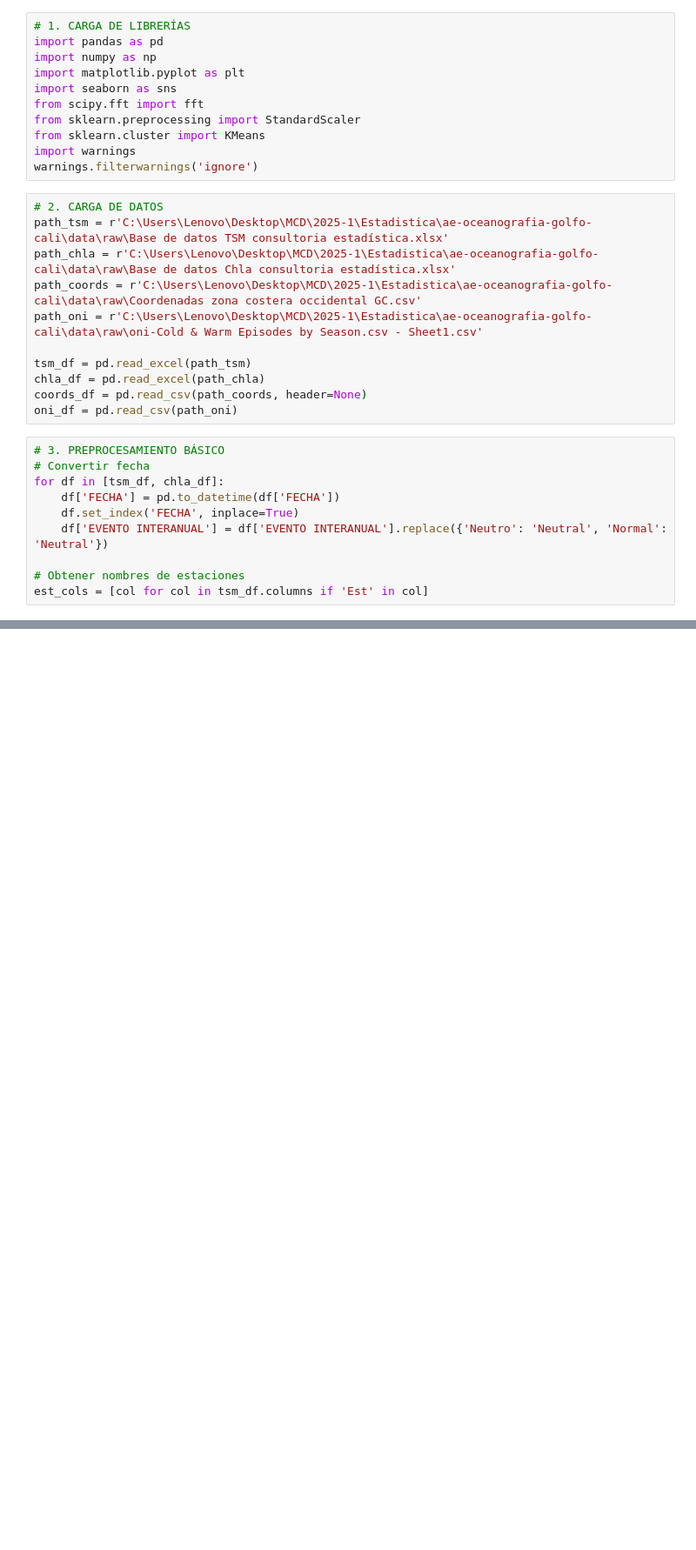
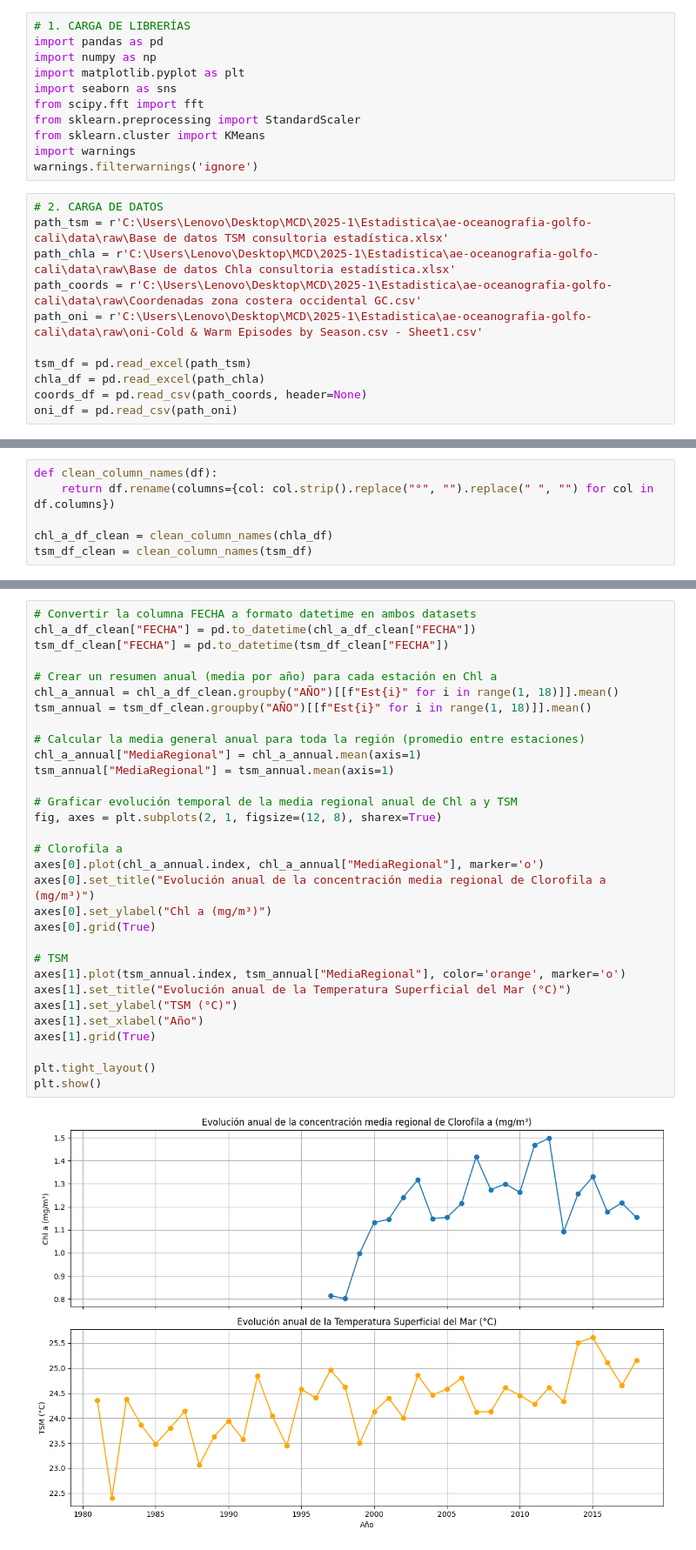
Before and after one commit to tukey-stans/ae-oceanografia-golfo-cali, a Jupyter notebook: notebooks/AABR/AABR_Clustering.ipynb, the cells around one changed output, grey strips where cells are left out. Shown at 87% size. Cells and saved outputs as stored; diff of their text form; blank space fills up the shorter version.

```diff
--- a/notebooks/AABR/AABR_Clustering.ipynb
+++ b/notebooks/AABR/AABR_Clustering.ipynb
@@ -20,13 +20,3 @@ tsm_df = pd.read_excel(path_tsm)
 chla_df = pd.read_excel(path_chla)
 coords_df = pd.read_csv(path_coords, header=None)
 oni_df = pd.read_csv(path_oni)
-# %%
-# 3. PREPROCESAMIENTO BÁSICO
-# Convertir fecha
-for df in [tsm_df, chla_df]:
-    df['FECHA'] = pd.to_datetime(df['FECHA'])
-    df.set_index('FECHA', inplace=True)
-    df['EVENTO INTERANUAL'] = df['EVENTO INTERANUAL'].replace({'Neutro': 'Neutral', 'Normal': 'Neutral'})
-
-# Obtener nombres de estaciones
-est_cols = [col for col in tsm_df.columns if 'Est' in col]
@@ -168,0 +23,6 @@ plt.show()
+# %%
+def clean_column_names(df):
+    return df.rename(columns={col: col.strip().replace("°", "").replace(" ", "") for col in df.columns})
+
+chl_a_df_clean = clean_column_names(chla_df)
+tsm_df_clean = clean_column_names(tsm_df)
@@ -168,0 +75,33 @@ plt.show()
+# %%
+# Convertir la columna FECHA a formato datetime en ambos datasets
+chl_a_df_clean["FECHA"] = pd.to_datetime(chl_a_df_clean["FECHA"])
+tsm_df_clean["FECHA"] = pd.to_datetime(tsm_df_clean["FECHA"])
+
+# Crear un resumen anual (media por año) para cada estación en Chl a
+chl_a_annual = chl_a_df_clean.groupby("AÑO")[[f"Est{i}" for i in range(1, 18)]].mean()
+tsm_annual = tsm_df_clean.groupby("AÑO")[[f"Est{i}" for i in range(1, 18)]].mean()
+
+# Calcular la media general anual para toda la región (promedio entre estaciones)
+chl_a_annual["MediaRegional"] = chl_a_annual.mean(axis=1)
+tsm_annual["MediaRegional"] = tsm_annual.mean(axis=1)
+
+# Graficar evolución temporal de la media regional anual de Chl a y TSM
+fig, axes = plt.subplots(2, 1, figsize=(12, 8), sharex=True)
+
+# Clorofila a
+axes[0].plot(chl_a_annual.index, chl_a_annual["MediaRegional"], marker='o')
+axes[0].set_title("Evolución anual de la concentración media regional de Clorofila a (mg/m³)")
+axes[0].set_ylabel("Chl a (mg/m³)")
+axes[0].grid(True)
+
+# TSM
+axes[1].plot(tsm_annual.index, tsm_annual["MediaRegional"], color='orange', marker='o')
+axes[1].set_title("Evolución anual de la Temperatura Superficial del Mar (°C)")
+axes[1].set_ylabel("TSM (°C)")
+axes[1].set_xlabel("Año")
+axes[1].grid(True)
+
+plt.tight_layout()
+plt.show()
+# %% [output]
+[figure, added]
```
Also changed, not shown: parts of 17 cells of this notebook.
